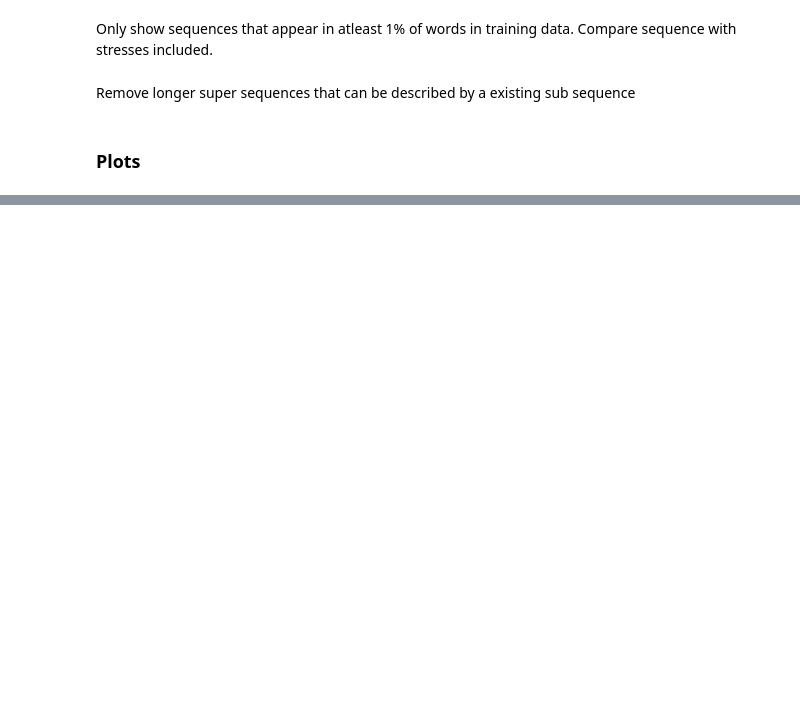
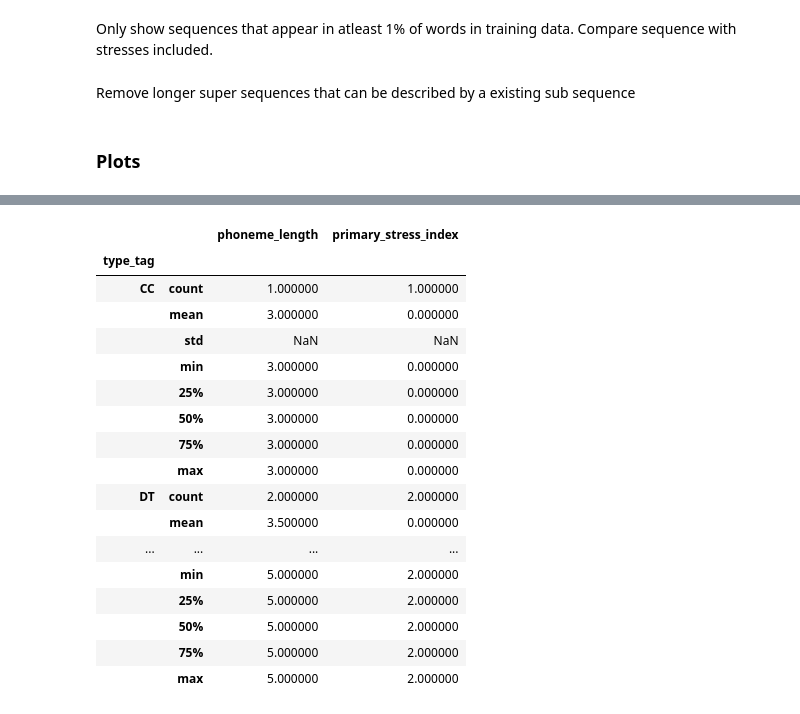
Before and after one commit to EvaLiu11/COMP9318_Proj, a Jupyter notebook: COMP9318_Project Exploration.ipynb, the cells around one changed output, grey strips where cells are left out. Drawn from its saved outputs; the diff is of its cells as text; code cells hidden in the pictures; blank space fills up the shorter version.

```diff
--- a/COMP9318_Project Exploration.ipynb
+++ b/COMP9318_Project Exploration.ipynb
@@ -9,6 +9,10 @@ import numpy as np
 import matplotlib.pyplot as plt
 import sklearn
 import pandas2arff
+from IPython.display import display
+
+
+pd.set_option('display.max_rows', 500)
 # %% [markdown]
 Read in word data:
 # %%
@@ -224,2 +205,23 @@ histogram(words.primary_stress_idx.apply(int))
+# %%
+words[['primary_stress_index','word','phoneme_length','type_tag']].groupby(by='type_tag').describe()
+# %% [output]
+|  |  | phoneme_length | primary_stress_index |
+| type_tag |  |  |  |
+| CC | count | 1.000000 | 1.000000 |
+|  | mean | 3.000000 | 0.000000 |
+|  | std | NaN | NaN |
+|  | min | 3.000000 | 0.000000 |
+|  | 25% | 3.000000 | 0.000000 |
+|  | 50% | 3.000000 | 0.000000 |
+|  | 75% | 3.000000 | 0.000000 |
+|  | max | 3.000000 | 0.000000 |
+| DT | count | 2.000000 | 2.000000 |
+|  | mean | 3.500000 | 0.000000 |
+| ... | ... | ... | ... |
+|  | min | 5.000000 | 2.000000 |
+|  | 25% | 5.000000 | 2.000000 |
+|  | 50% | 5.000000 | 2.000000 |
+|  | 75% | 5.000000 | 2.000000 |
+|  | max | 5.000000 | 2.000000 |
 # %%
 histogram(sequence_df[sequence_df.Sequence_Count > 0].Sequence_Count)
```
Also changed, not shown: parts of 7 cells of this notebook, 1 other file.
